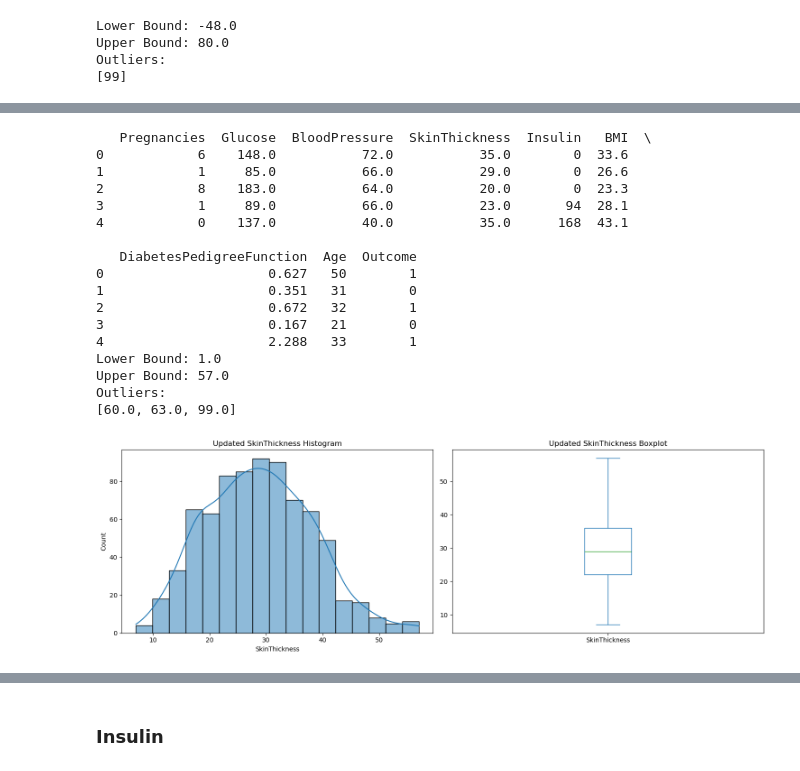
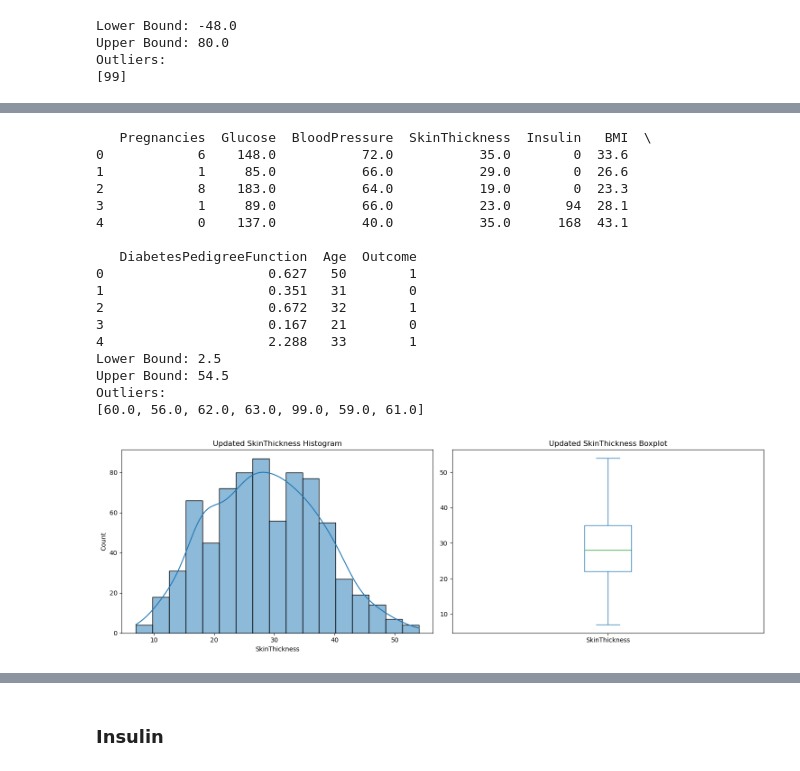
Before and after one commit to HUONSopanha/Introduction-to-Data-Science, a Jupyter notebook: main.ipynb, the cells around one changed output, grey strips where cells are left out. Saved outputs shown, nothing was run; the diff lists cells and outputs as text; code cells hidden in the pictures.

```diff
--- a/main.ipynb
+++ b/main.ipynb
@@ -200,3 +186,9 @@ data[data['Pregnancies']==17 ]
+# %%
+def clean_outlier_remove(col,outlier,df ):
+    for i in outlier :
+        ind =df.index[df[col]==i].tolist()
+        df = df.drop(ind,axis=0)
+    return df
 # %%
 def impute_missing_values(data, cols,round=True):
     data[cols] = data[cols].replace(0, np.nan)
@@ -219,8 +211,7 @@ def impute_missing_values(data, cols,round=True):
 ### Pregnancies
 # %%
 a = find_outlier('Pregnancies', data)
-data= clean_outlier('Pregnancies',a , data, 13) #use median = 3
-data[data['Pregnancies']== 3]
+data= clean_outlier_remove('Pregnancies',a , data)
 
 plt.figure(2)
 plt.subplot(121) #histogram
@@ -260,7 +255,7 @@ data=impute_missing_values(data, 'Glucose',round=False)
 mean_glucose = 121.68
 
 a = find_outlier('Glucose', data)
-data = clean_outlier('Glucose', a, data, 204 )
+data = clean_outlier_remove('Glucose', a, data )
 
 # Plot the updated histogram and boxplot
 plt.figure(2)
@@ -308,8 +307,8 @@ data=impute_missing_values(data, 'BloodPressure',round=False)
 a = find_outlier('BloodPressure', data)
 a.sort()
 print(a)
-data = clean_outlier('BloodPressure', a[3:], data, 104 )
-data = clean_outlier('BloodPressure', a[0:3], data, 40 )
+data = clean_outlier_remove('BloodPressure', a[3:], data)
+data = clean_outlier_remove('BloodPressure', a[0:3], data)
 # %% [output]
 Lower Bound: 40.0
 Upper Bound: 104.0
@@ -366,43 +369,42 @@ Name: SkinThickness, dtype: float64
 # %%
 data=impute_missing_values(data,'SkinThickness')
 a = find_outlier('SkinThickness', data)
-data = clean_outlier('SkinThickness', a, data, 57 )
-data[data['SkinThickness']== 0]
+data = clean_outlier_remove('SkinThickness', a, data)
 # Plot the updated histogram and boxplot
 plt.figure(figsize=(16, 6))
 
 # Histogram
 plt.subplot(121)
 sns.histplot(data['SkinThickness'], kde=True)
 plt.title('Updated SkinThickness Histogram')
 
 # Boxplot
 plt.subplot(122)
 data['SkinThickness'].plot.box(figsize=(15, 5))
 plt.title('Updated SkinThickness Boxplot')
 
 # Show the plots
 plt.tight_layout()
 plt.show()
 # %% [output]
    Pregnancies  Glucose  BloodPressure  SkinThickness  Insulin   BMI  \
 0            6    148.0           72.0           35.0        0  33.6
 1            1     85.0           66.0           29.0        0  26.6
-2            8    183.0           64.0           20.0        0  23.3
+2            8    183.0           64.0           19.0        0  23.3
 3            1     89.0           66.0           23.0       94  28.1
 4            0    137.0           40.0           35.0      168  43.1
 
    DiabetesPedigreeFunction  Age  Outcome
 0                     0.627   50        1
 1                     0.351   31        0
 2                     0.672   32        1
 3                     0.167   21        0
 4                     2.288   33        1
-Lower Bound: 1.0
-Upper Bound: 57.0
+Lower Bound: 2.5
+Upper Bound: 54.5
 Outliers:
-[60.0, 63.0, 99.0]
+[60.0, 56.0, 62.0, 63.0, 99.0, 59.0, 61.0]
-[figure, old version]
+[figure, new version]
 # %%
 # After imputation
 print("\nAfter Cleaning:")
```
Also changed, not shown: parts of 30 cells of this notebook.
